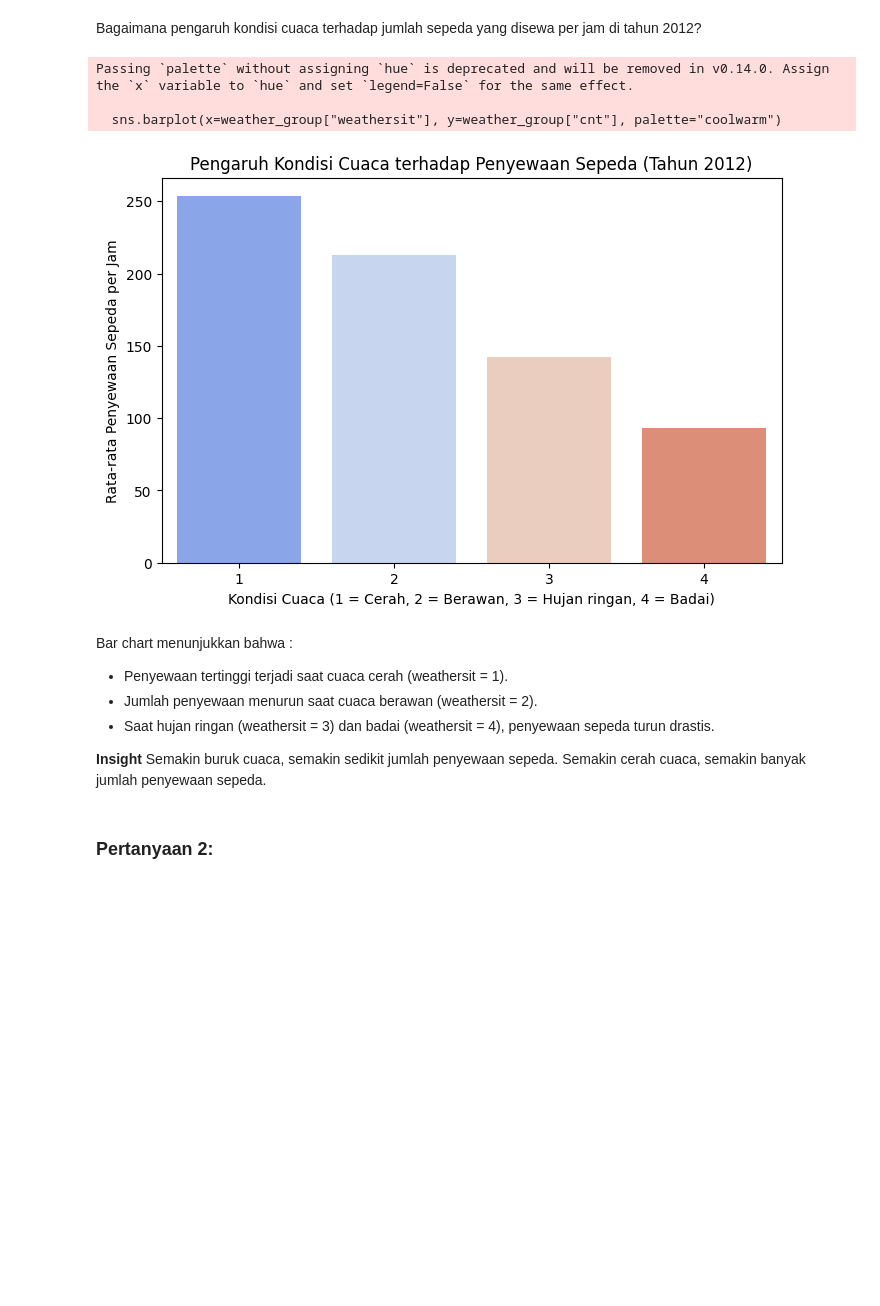
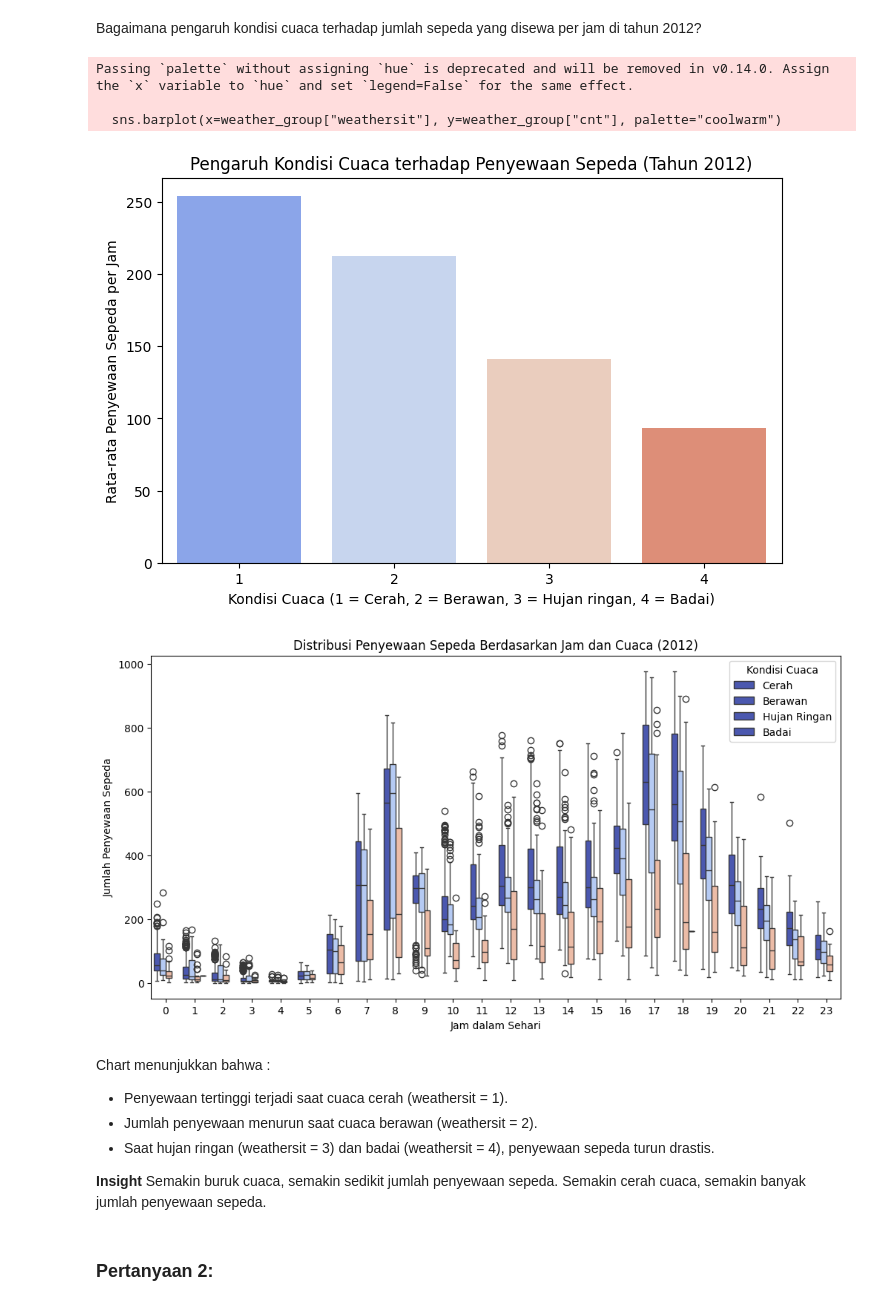
Before and after one commit to divaaharahap/Bike-Sharing-Analysis, a Jupyter notebook: Proyek_Analisis_Data.ipynb, the cells around one changed output. Drawn from its saved outputs; the diff is of its cells as text; code cells hidden in the pictures; blank space fills up the shorter version.

```diff
--- a/Proyek_Analisis_Data.ipynb
+++ b/Proyek_Analisis_Data.ipynb
@@ -393,4 +393,6 @@ df_hour_cleaned.describe(include="all")
 # %%
+hour_df_2012 = df_hour_cleaned[df_hour_cleaned["yr"] == 1]
+
 # Rata-rata penyewaan sepeda berdasarkan kondisi cuaca
 weather_group = hour_df_2012.groupby("weathersit")["cnt"].mean().reset_index()
 
@@ -447,17 +449,26 @@ Bagaimana pengaruh kondisi cuaca terhadap jumlah sepeda yang disewa per jam di t
 # %%
 plt.figure(figsize=(8, 5))
 sns.barplot(x=weather_group["weathersit"], y=weather_group["cnt"], palette="coolwarm")
 plt.xlabel("Kondisi Cuaca (1 = Cerah, 2 = Berawan, 3 = Hujan ringan, 4 = Badai)")
 plt.ylabel("Rata-rata Penyewaan Sepeda per Jam")
 plt.title("Pengaruh Kondisi Cuaca terhadap Penyewaan Sepeda (Tahun 2012)")
 plt.show()
+
+plt.figure(figsize=(12,6))
+sns.boxplot(x="hr", y="cnt", hue="weathersit", data=hour_df_2012, palette="coolwarm")
+plt.xlabel("Jam dalam Sehari")
+plt.ylabel("Jumlah Penyewaan Sepeda")
+plt.title("Distribusi Penyewaan Sepeda Berdasarkan Jam dan Cuaca (2012)")
+plt.legend(title="Kondisi Cuaca", labels=["Cerah", "Berawan", "Hujan Ringan", "Badai"])
+plt.show()
 # %% [output]
 Passing `palette` without assigning `hue` is deprecated and will be removed in v0.14.0. Assign the `x` variable to `hue` and set `legend=False` for the same effect.
 
   sns.barplot(x=weather_group["weathersit"], y=weather_group["cnt"], palette="coolwarm")
 [figure]
+[figure, added]
 # %% [markdown]
-Bar chart menunjukkan bahwa :
+Chart menunjukkan bahwa :
 - Penyewaan tertinggi terjadi saat cuaca cerah (weathersit = 1).
 - Jumlah penyewaan menurun saat cuaca berawan (weathersit = 2).
 - Saat hujan ringan (weathersit = 3) dan badai (weathersit = 4), penyewaan sepeda turun drastis.
```
Also changed, not shown: parts of 10 cells of this notebook.
